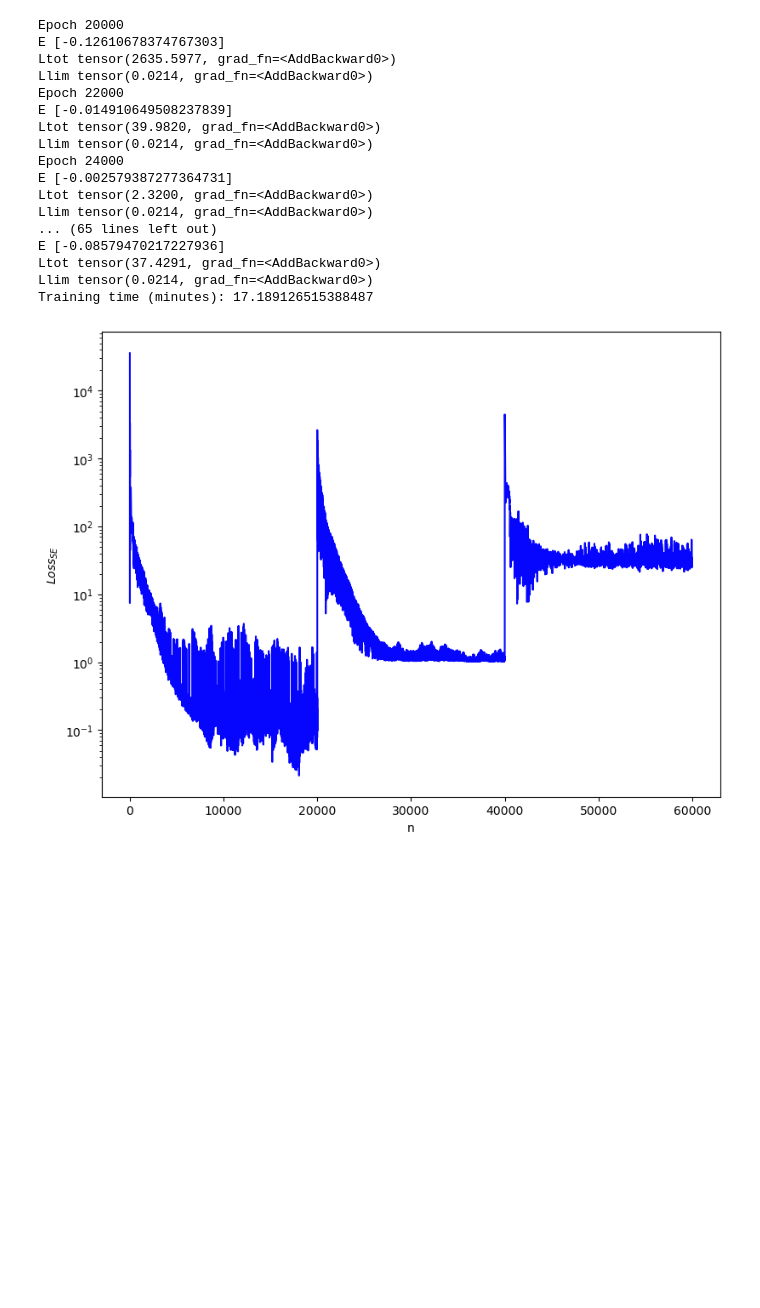
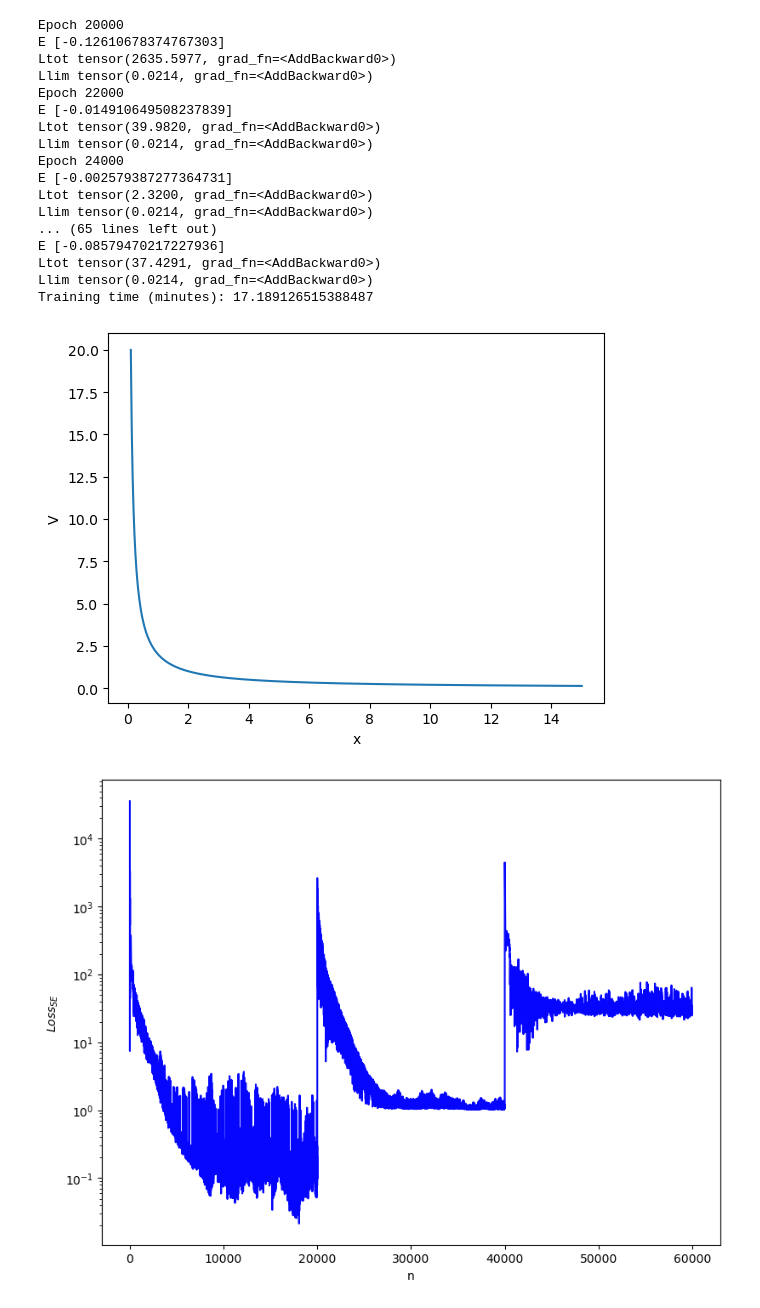
Before and after one commit to ccchl318/QMBigHW, a Jupyter notebook: HydrogenAtom_l0.ipynb, the cells around one changed output. Saved outputs shown, nothing was run; the diff lists cells and outputs as text; code cells hidden in the pictures; blank space fills up the shorter version.

```diff
--- a/HydrogenAtom_l0.ipynb
+++ b/HydrogenAtom_l0.ipynb
@@ -26,6 +26,13 @@ class HydrogenAtom_l0(PotentialBase):
         Vnp = 2 / Xsnp - l * (l + 1) / Xsnp ** 2
         Vtorch = torch.from_numpy(Vnp)
         return Vtorch
+
+    def print_potential(self):
+        xs = np.linspace(0.1,15,1000)
+        plotys = self._potential(torch.tensor(xs))
+        plt.plot(xs, plotys)
+        plt.xlabel('x')
+        plt.ylabel('V')
 
     def parametricSolutions(self, t, nn):
         N1, N2 = nn(t)
@@ -230,6 +237,11 @@ E [-0.08579470217227936]
 Ltot tensor(37.4291, grad_fn=<AddBackward0>)
 Llim tensor(0.0214, grad_fn=<AddBackward0>)
 Training time (minutes): 17.189126515388487
+# %%
+a = HydrogenAtom_l0(0.1, 15, 0, 100, int(6e4), 3000, 8e-3, 1)
+a.print_potential()
+# %% [output]
+[figure, added]
 # %%
 #loss_tot随训练次数的变化
 import matplotlib.pyplot as plt
```
Also changed, not shown: 2 other files.
